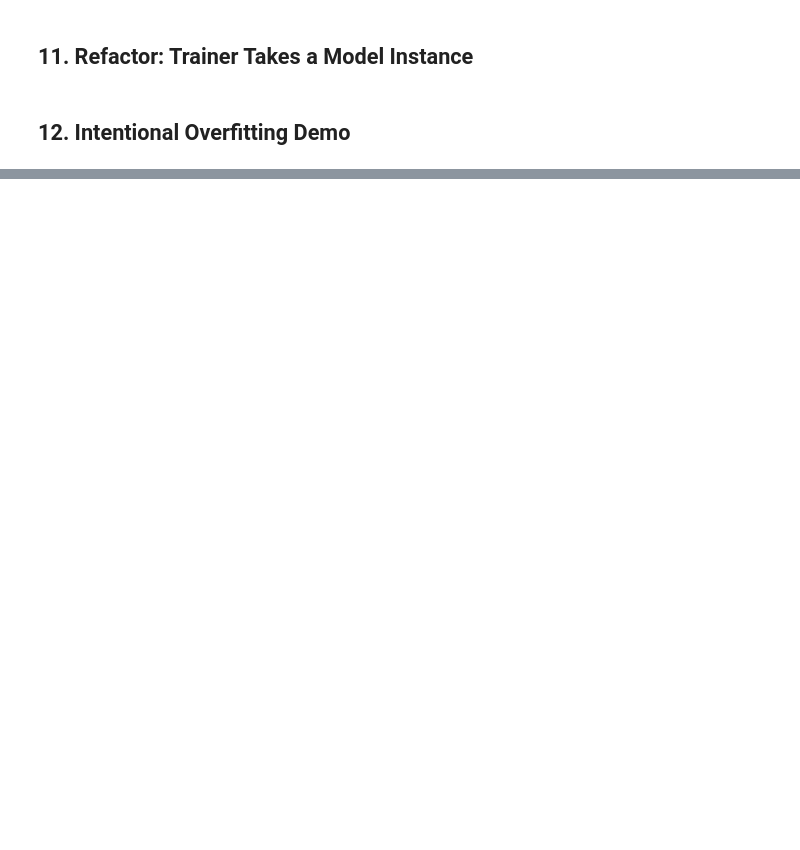
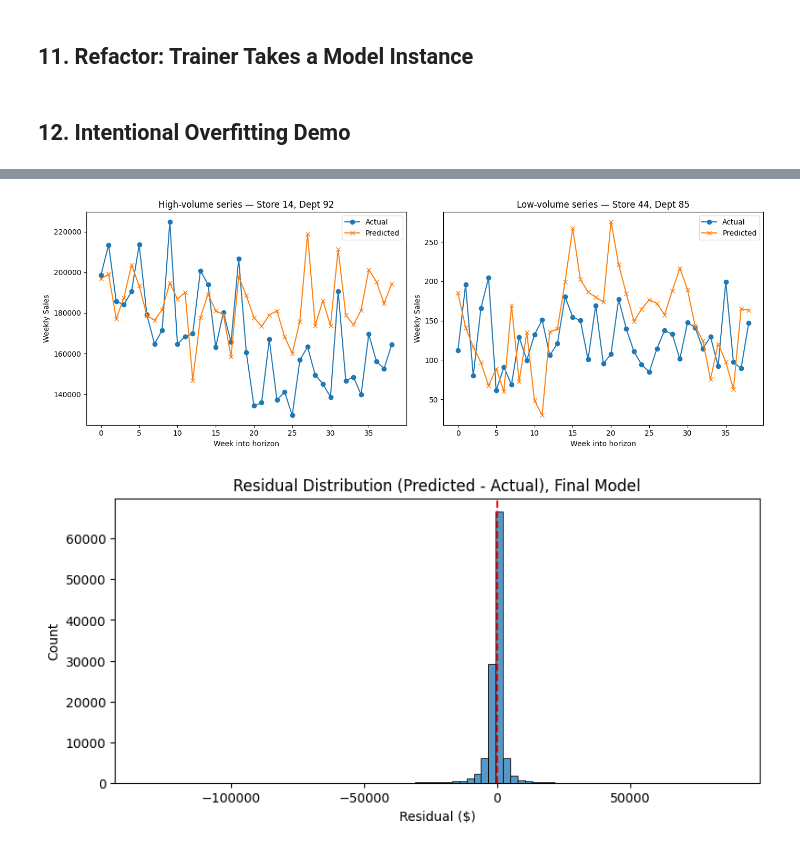
Before and after one commit to EleneJobava/walmart-sales-forecasting, a Jupyter notebook: model_experiment_DLinear.ipynb, the cells around one changed output, grey strips where cells are left out. Drawn from its saved outputs; the diff is of its cells as text; code cells hidden in the pictures; blank space fills up the shorter version.

```diff
--- a/model_experiment_DLinear.ipynb
+++ b/model_experiment_DLinear.ipynb
@@ -1017,0 +1502,80 @@ Overfit model params: 559481
+# %%
+final_val_loader = DataLoader(final_val_ds, batch_size=256, shuffle=False, collate_fn=collate_fn)
+
+all_preds, all_targets, all_masks, all_weights, all_stores, all_depts = [], [], [], [], [], []
+final_model.eval()
+with torch.no_grad():
+    for batch in final_val_loader:
+        batch_dev = {k: v.to(device) for k, v in batch.items()}
+        pred = final_model(batch_dev['past_target'], batch_dev['future_cov'])
+        all_preds.append(pred.cpu().numpy())
+        all_targets.append(batch['future_target'].numpy())
+        all_masks.append(batch['future_mask'].numpy())
+        all_weights.append(batch['future_weight'].numpy())
+
+all_preds = np.concatenate(all_preds, axis=0)
+all_targets = np.concatenate(all_targets, axis=0)
+all_masks = np.concatenate(all_masks, axis=0)
+all_weights = np.concatenate(all_weights, axis=0)
+
+store_dept_list = [final_val_ds.samples[i]['store'] for i in range(len(final_val_ds))], [final_val_ds.samples[i]['dept'] for i in range(len(final_val_ds))]
+store_arr, dept_arr = np.array(store_dept_list[0]), np.array(store_dept_list[1])
+
+series_avg_sales = full_panel.groupby(['Store', 'Dept'])['Weekly_Sales'].mean().reset_index()
+series_avg_sales = series_avg_sales.set_index(['Store', 'Dept'])['Weekly_Sales']
+
+large_idx = series_avg_sales.idxmax()
+small_candidates = series_avg_sales[series_avg_sales > 100].sort_values()
+small_idx = small_candidates.index[0]
+
+def plot_series_prediction(target_store, target_dept, ax):
+    mask = (store_arr == target_store) & (dept_arr == target_dept)
+    pos = np.where(mask)[0]
+    if len(pos) == 0:
+        ax.set_title(f"Store {target_store} Dept {target_dept} — not in val set")
+        return
+    i = pos[0]
+    ax.plot(all_targets[i], label="Actual", marker='o')
+    ax.plot(all_preds[i], label="Predicted", marker='x')
+    ax.set_title(f"Store {target_store}, Dept {target_dept}")
+    ax.set_xlabel("Week into horizon")
+    ax.set_ylabel("Weekly Sales")
+    ax.legend()
+
+fig, axes = plt.subplots(1, 2, figsize=(14, 5))
+plot_series_prediction(large_idx[0], large_idx[1], axes[0])
+axes[0].set_title("High-volume series — " + axes[0].get_title())
+plot_series_prediction(small_idx[0], small_idx[1], axes[1])
+axes[1].set_title("Low-volume series — " + axes[1].get_title())
+plt.tight_layout()
+plt.show()
+
+residuals = (all_preds - all_targets)[all_masks.astype(bool)]
+plt.figure(figsize=(9, 4))
+sns.histplot(residuals, bins=80)
+plt.axvline(0, color='red', linestyle='--')
+plt.title("Residual Distribution (Predicted - Actual), Final Model")
+plt.xlabel("Residual ($)")
+plt.show()
+
+is_holiday_week = (all_weights > 1).astype(bool) & all_masks.astype(bool)
+holiday_wmae = np.abs(all_preds - all_targets)[is_holiday_week].mean()
+nonholiday_mask = (all_weights == 1).astype(bool) & all_masks.astype(bool)
+nonholiday_wmae = np.abs(all_preds - all_targets)[nonholiday_mask].mean()
+print(f"Holiday-week MAE: {holiday_wmae:.2f}")
+print(f"Non-holiday-week MAE: {nonholiday_wmae:.2f}")
+
+store_type_map = full_panel.drop_duplicates('Store')[['Store', 'Type_enc']].set_index('Store')['Type_enc']
+type_errors = []
+for t in sorted(store_type_map.unique()):
+    stores_of_type = store_type_map[store_type_map == t].index
+    type_mask = np.isin(store_arr, stores_of_type)
+    row_mask = type_mask[:, None] & all_masks.astype(bool)
+    err = np.abs(all_preds - all_targets)[row_mask].mean()
+    type_errors.append({"Type_enc": t, "MAE": err, "n_series": type_mask.sum()})
+
+print("\nMAE by store Type:")
+print(pd.DataFrame(type_errors))
+# %% [output]
+[figure, added]
+[figure, added]
```
Also changed, not shown: parts of 23 cells of this notebook.
